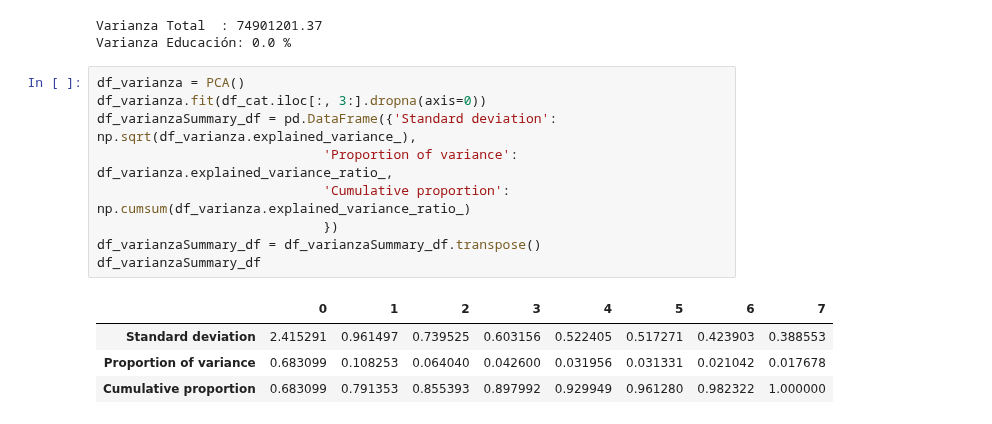
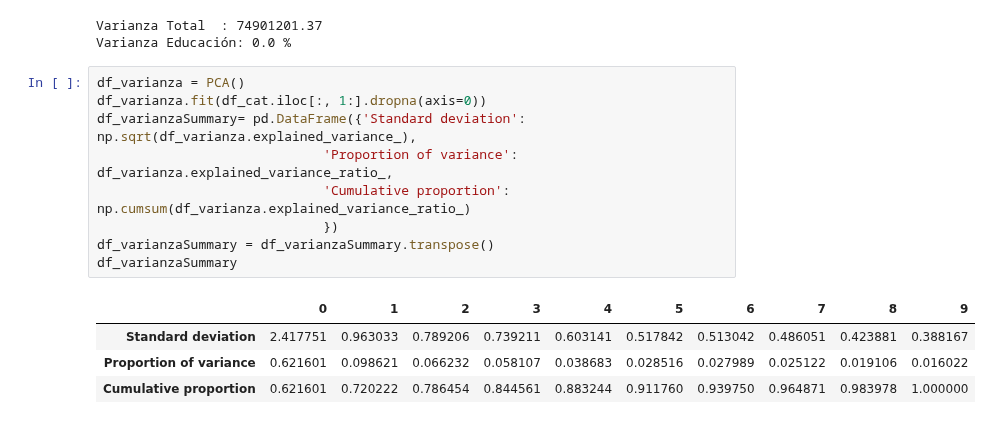
Before and after one commit to PosgradoMNA/actividades-de-aprendizaje-A01793918_HelmyMoreno, a Jupyter notebook: Actividad_Semanal_6_Visualización.ipynb, the cells around one changed output. Cells and saved outputs as stored; diff of their text form.

```diff
--- a/Actividad_Semanal_6_Visualización.ipynb
+++ b/Actividad_Semanal_6_Visualización.ipynb
@@ -308,15 +308,15 @@ Varianza Total  : 74901201.37
 Varianza Educación: 0.0 %
 # %%
 df_varianza = PCA()
-df_varianza.fit(df_cat.iloc[:, 3:].dropna(axis=0))
-df_varianzaSummary_df = pd.DataFrame({'Standard deviation': np.sqrt(df_varianza.explained_variance_),
+df_varianza.fit(df_cat.iloc[:, 1:].dropna(axis=0))
+df_varianzaSummary= pd.DataFrame({'Standard deviation': np.sqrt(df_varianza.explained_variance_),
                              'Proportion of variance': df_varianza.explained_variance_ratio_,
                              'Cumulative proportion': np.cumsum(df_varianza.explained_variance_ratio_)
                              })
-df_varianzaSummary_df = df_varianzaSummary_df.transpose()
-df_varianzaSummary_df
+df_varianzaSummary = df_varianzaSummary.transpose()
+df_varianzaSummary
 # %% [output]
-|  | 0 | 1 | 2 | 3 | 4 | 5 | 6 | 7 |
-| Standard deviation | 2.415291 | 0.961497 | 0.739525 | 0.603156 | 0.522405 | 0.517271 | 0.423903 | 0.388553 |
-| Proportion of variance | 0.683099 | 0.108253 | 0.064040 | 0.042600 | 0.031956 | 0.031331 | 0.021042 | 0.017678 |
-| Cumulative proportion | 0.683099 | 0.791353 | 0.855393 | 0.897992 | 0.929949 | 0.961280 | 0.982322 | 1.000000 |
+|  | 0 | 1 | 2 | 3 | 4 | 5 | 6 | 7 | 8 | 9 |
+| Standard deviation | 2.417751 | 0.963033 | 0.789206 | 0.739211 | 0.603141 | 0.517842 | 0.513042 | 0.486051 | 0.423881 | 0.388167 |
+| Proportion of variance | 0.621601 | 0.098621 | 0.066232 | 0.058107 | 0.038683 | 0.028516 | 0.027989 | 0.025122 | 0.019106 | 0.016022 |
+| Cumulative proportion | 0.621601 | 0.720222 | 0.786454 | 0.844561 | 0.883244 | 0.911760 | 0.939750 | 0.964871 | 0.983978 | 1.000000 |
```
Also changed, not shown: parts of 10 cells of this notebook.
